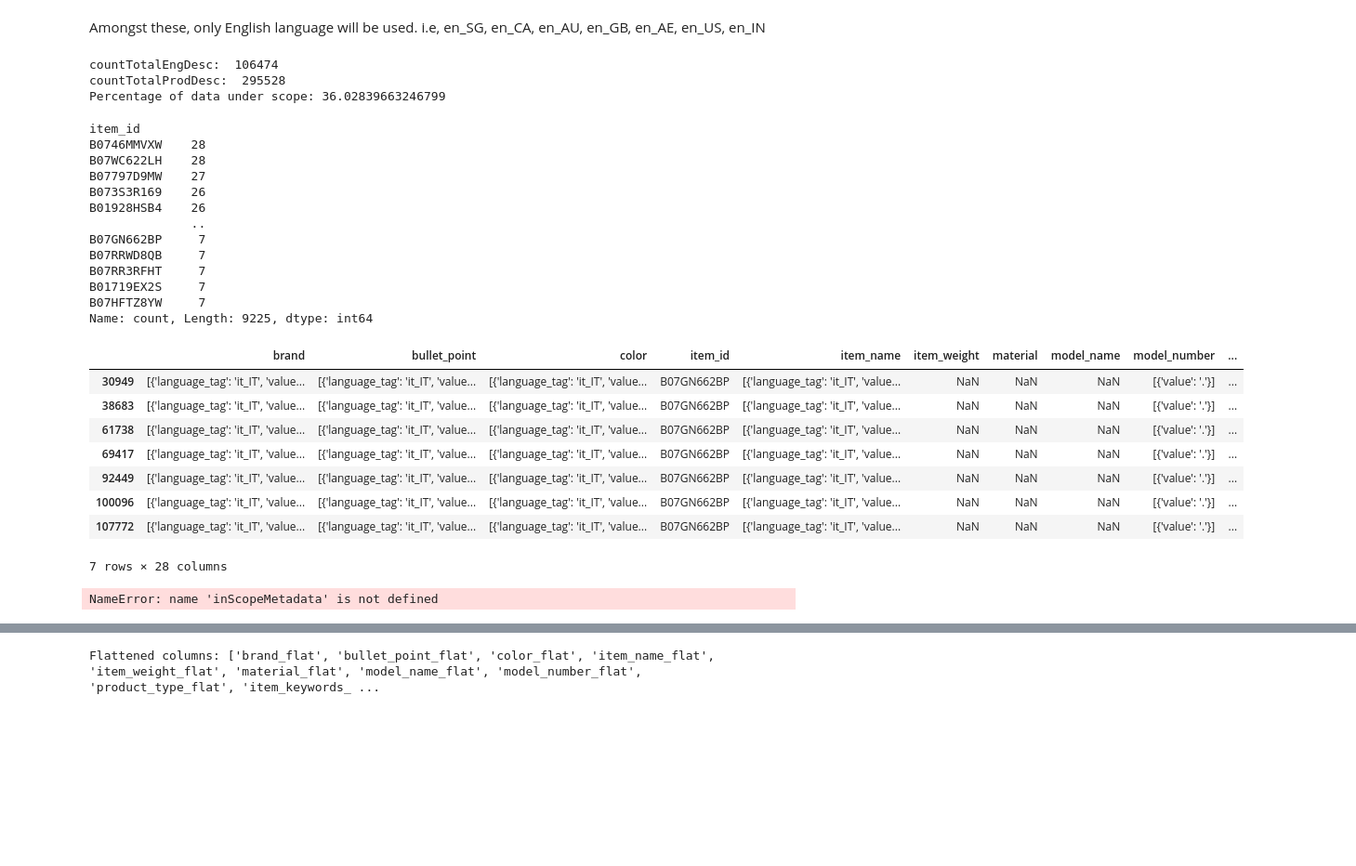
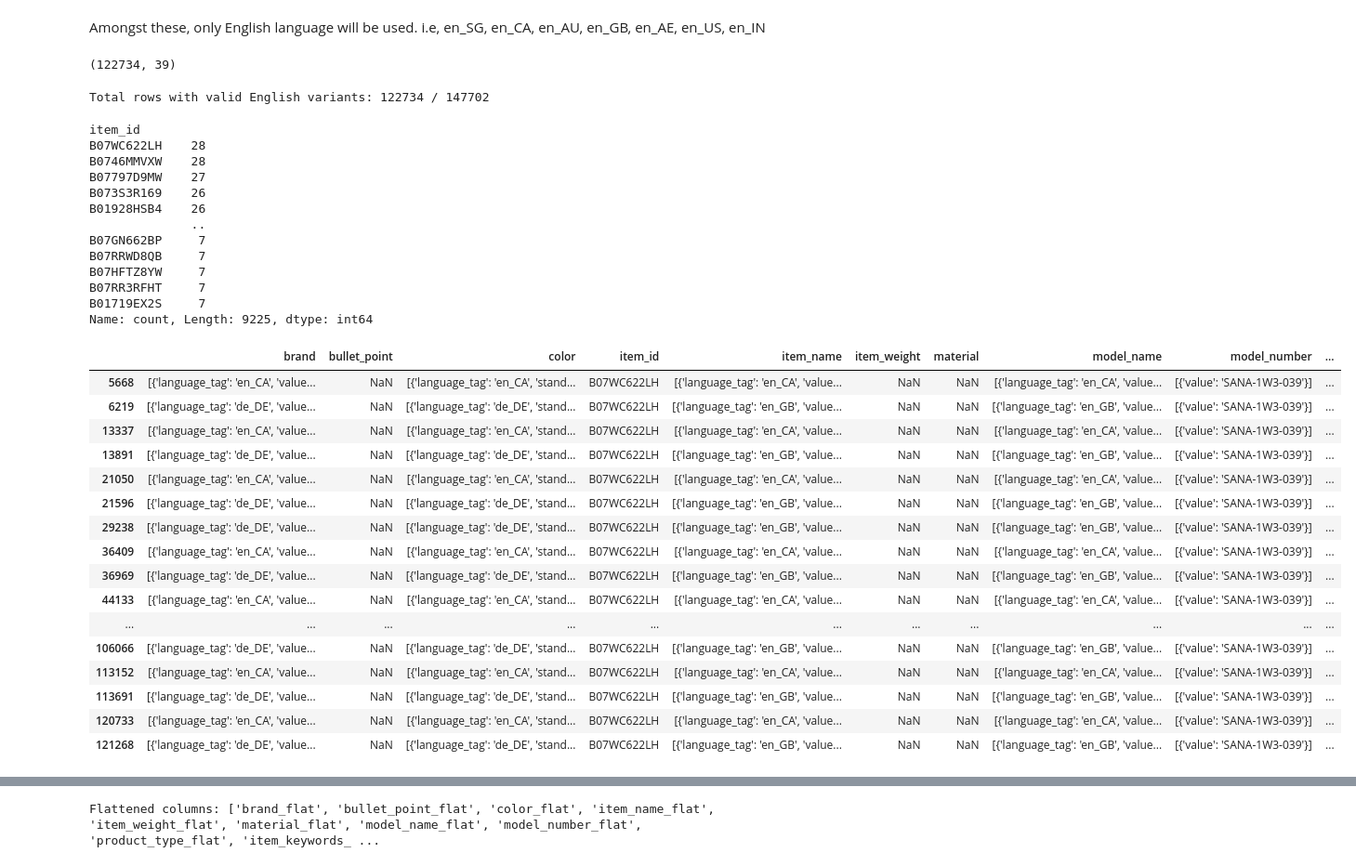
Before and after one commit to umeshrawat/shopAssist, a Jupyter notebook: notebooks/EDA.ipynb, the cells around one changed output, grey strips where cells are left out. Shown at 93% size. Drawn from its saved outputs; the diff is of its cells as text; code cells hidden in the pictures; blank space fills up the shorter version.

```diff
--- a/notebooks/EDA.ipynb
+++ b/notebooks/EDA.ipynb
@@ -164,22 +216,3 @@ en_GB,
 en_AE,
 en_US,
 en_IN
-# %%
-# Analyse the number of languages supported. US-English in scope only.
-countTotalProdDesc = 0
-countTotalEngDesc = 0
-for val in full_metadata['item_name']:
-    for key, value in val[0].items():
-        if(key == 'language_tag'and value in ('en_SG', 'en_CA','en_AU','en_GB','en_AE','en_US','en_IN')):
-            #list_items = list(val[0].items())
-            #print(list_items[1])
-            countTotalEngDesc += 1
-        countTotalProdDesc += 1
-
-print('countTotalEngDesc: ', countTotalEngDesc)
-print('countTotalProdDesc: ', countTotalProdDesc)
-print('Percentage of data under scope:', countTotalEngDesc/countTotalProdDesc * 100)
-# %% [output]
-countTotalEngDesc:  106474
-countTotalProdDesc:  295528
-Percentage of data under scope: 36.02839663246799
@@ -186,16 +236,15 @@ Percentage of data under scope: 36.02839663246799
 # %%
 # Reduce the metadata to in scope languages only
+def has_valid_language(item_name):
+    if isinstance(item_name, list):
+        return any(
+            isinstance(entry, dict) and entry.get('language_tag') in valid_languages
+            for entry in item_name
+        )
+    return False
 
-# Step 1: Store indices of rows that match the language criteria
-matching_indices = []
-
-valid_languages = {'en_SG', 'en_CA','en_AU','en_GB','en_AE','en_US','en_IN'}
-
-for idx, row in full_metadata.iterrows():
-    item_name = row['item_name']
-    if isinstance(item_name, list):
-        if any(d.get('language_tag') in valid_languages for d in item_name if isinstance(d, dict)):
-            matching_indices.append(idx)
-
-# Step 2: Filter all at once using .iloc
-inScopeMetadata = full_metadata.iloc[matching_indices].reset_index(drop=True)
+inScopeMetadata = full_metadata[full_metadata['item_name'].apply(has_valid_language)].reset_index(drop=True)
+# %%
+print(inScopeMetadata.shape)
+# %% [output]
+(122734, 39)
@@ -202,3 +260,7 @@ inScopeMetadata = full_metadata.iloc[matching_indices].reset_index(drop=True)
+# %%
+print(f"Total rows with valid English variants: {len(inScopeMetadata)} / {len(full_metadata)}")
+# %% [output]
+Total rows with valid English variants: 122734 / 147702
 # %%
 #Find duplicate item_id rows
 
@@ -207,30 +269,38 @@ duplicate_counts = duplicate_counts[duplicate_counts > 1]
 print(duplicate_counts)
 # %% [output]
 item_id
+B07WC622LH    28
 B0746MMVXW    28
-B07WC622LH    28
 B07797D9MW    27
 B073S3R169    26
 B01928HSB4    26
               ..
 B07GN662BP     7
 B07RRWD8QB     7
+B07HFTZ8YW     7
 B07RR3RFHT     7
 B01719EX2S     7
-B07HFTZ8YW     7
 Name: count, Length: 9225, dtype: int64
 # %%
-inScopeMetadata.loc[inScopeMetadata['item_id'] == 'B07GN662BP']
+inScopeMetadata.loc[inScopeMetadata['item_id'] == 'B07WC622LH']
 # %% [output]
 |  | brand | bullet_point | color | item_id | item_name | item_weight | material | model_name | model_number | ... |
-| 30949 | [{'language_tag': 'it_IT', 'value... | [{'language_tag': 'it_IT', 'value... | [{'language_tag': 'it_IT', 'value... | B07GN662BP | [{'language_tag': 'it_IT', 'value... | NaN | NaN | NaN | [{'value': '.'}] | ... |
-| 38683 | [{'language_tag': 'it_IT', 'value... | [{'language_tag': 'it_IT', 'value... | [{'language_tag': 'it_IT', 'value... | B07GN662BP | [{'language_tag': 'it_IT', 'value... | NaN | NaN | NaN | [{'value': '.'}] | ... |
-| 61738 | [{'language_tag': 'it_IT', 'value... | [{'language_tag': 'it_IT', 'value... | [{'language_tag': 'it_IT', 'value... | B07GN662BP | [{'language_tag': 'it_IT', 'value... | NaN | NaN | NaN | [{'value': '.'}] | ... |
-| 69417 | [{'language_tag': 'it_IT', 'value... | [{'language_tag': 'it_IT', 'value... | [{'language_tag': 'it_IT', 'value... | B07GN662BP | [{'language_tag': 'it_IT', 'value... | NaN | NaN | NaN | [{'value': '.'}] | ... |
-| 92449 | [{'language_tag': 'it_IT', 'value... | [{'language_tag': 'it_IT', 'value... | [{'language_tag': 'it_IT', 'value... | B07GN662BP | [{'language_tag': 'it_IT', 'value... | NaN | NaN | NaN | [{'value': '.'}] | ... |
-| 100096 | [{'language_tag': 'it_IT', 'value... | [{'language_tag': 'it_IT', 'value... | [{'language_tag': 'it_IT', 'value... | B07GN662BP | [{'language_tag': 'it_IT', 'value... | NaN | NaN | NaN | [{'value': '.'}] | ... |
-| 107772 | [{'language_tag': 'it_IT', 'value... | [{'language_tag': 'it_IT', 'value... | [{'language_tag': 'it_IT', 'value... | B07GN662BP | [{'language_tag': 'it_IT', 'value... | NaN | NaN | NaN | [{'value': '.'}] | ... |
+| 5668 | [{'language_tag': 'en_CA', 'value... | NaN | [{'language_tag': 'en_CA', 'stand... | B07WC622LH | [{'language_tag': 'en_CA', 'value... | NaN | NaN | [{'language_tag': 'en_CA', 'value... | [{'value': 'SANA-1W3-039'}] | ... |
+| 6219 | [{'language_tag': 'de_DE', 'value... | NaN | [{'language_tag': 'de_DE', 'stand... | B07WC622LH | [{'language_tag': 'en_GB', 'value... | NaN | NaN | [{'language_tag': 'en_GB', 'value... | [{'value': 'SANA-1W3-039'}] | ... |
+| 13337 | [{'language_tag': 'en_CA', 'value... | NaN | [{'language_tag': 'en_CA', 'stand... | B07WC622LH | [{'language_tag': 'en_CA', 'value... | NaN | NaN | [{'language_tag': 'en_CA', 'value... | [{'value': 'SANA-1W3-039'}] | ... |
+| 13891 | [{'language_tag': 'de_DE', 'value... | NaN | [{'language_tag': 'de_DE', 'stand... | B07WC622LH | [{'language_tag': 'en_GB', 'value... | NaN | NaN | [{'language_tag': 'en_GB', 'value... | [{'value': 'SANA-1W3-039'}] | ... |
+| 21050 | [{'language_tag': 'en_CA', 'value... | NaN | [{'language_tag': 'en_CA', 'stand... | B07WC622LH | [{'language_tag': 'en_CA', 'value... | NaN | NaN | [{'language_tag': 'en_CA', 'value... | [{'value': 'SANA-1W3-039'}] | ... |
+| 21596 | [{'language_tag': 'de_DE', 'value... | NaN | [{'language_tag': 'de_DE', 'stand... | B07WC622LH | [{'language_tag': 'en_GB', 'value... | NaN | NaN | [{'language_tag': 'en_GB', 'value... | [{'value': 'SANA-1W3-039'}] | ... |
+| 29238 | [{'language_tag': 'de_DE', 'value... | NaN | [{'language_tag': 'de_DE', 'stand... | B07WC622LH | [{'language_tag': 'en_GB', 'value... | NaN | NaN | [{'language_tag': 'en_GB', 'value... | [{'value': 'SANA-1W3-039'}] | ... |
+| 36409 | [{'language_tag': 'en_CA', 'value... | NaN | [{'language_tag': 'en_CA', 'stand... | B07WC622LH | [{'language_tag': 'en_CA', 'value... | NaN | NaN | [{'language_tag': 'en_CA', 'value... | [{'value': 'SANA-1W3-039'}] | ... |
+| 36969 | [{'language_tag': 'de_DE', 'value... | NaN | [{'language_tag': 'de_DE', 'stand... | B07WC622LH | [{'language_tag': 'en_GB', 'value... | NaN | NaN | [{'language_tag': 'en_GB', 'value... | [{'value': 'SANA-1W3-039'}] | ... |
+| 44133 | [{'language_tag': 'en_CA', 'value... | NaN | [{'language_tag': 'en_CA', 'stand... | B07WC622LH | [{'language_tag': 'en_CA', 'value... | NaN | NaN | [{'language_tag': 'en_CA', 'value... | [{'value': 'SANA-1W3-039'}] | ... |
+| ... | ... | ... | ... | ... | ... | ... | ... | ... | ... | ... |
+| 106066 | [{'language_tag': 'de_DE', 'value... | NaN | [{'language_tag': 'de_DE', 'stand... | B07WC622LH | [{'language_tag': 'en_GB', 'value... | NaN | NaN | [{'language_tag': 'en_GB', 'value... | [{'value': 'SANA-1W3-039'}] | ... |
+| 113152 | [{'language_tag': 'en_CA', 'value... | NaN | [{'language_tag': 'en_CA', 'stand... | B07WC622LH | [{'language_tag': 'en_CA', 'value... | NaN | NaN | [{'language_tag': 'en_CA', 'value... | [{'value': 'SANA-1W3-039'}] | ... |
+| 113691 | [{'language_tag': 'de_DE', 'value... | NaN | [{'language_tag': 'de_DE', 'stand... | B07WC622LH | [{'language_tag': 'en_GB', 'value... | NaN | NaN | [{'language_tag': 'en_GB', 'value... | [{'value': 'SANA-1W3-039'}] | ... |
+| 120733 | [{'language_tag': 'en_CA', 'value... | NaN | [{'language_tag': 'en_CA', 'stand... | B07WC622LH | [{'language_tag': 'en_CA', 'value... | NaN | NaN | [{'language_tag': 'en_CA', 'value... | [{'value': 'SANA-1W3-039'}] | ... |
+| 121268 | [{'language_tag': 'de_DE', 'value... | NaN | [{'language_tag': 'de_DE', 'stand... | B07WC622LH | [{'language_tag': 'en_GB', 'value... | NaN | NaN | [{'language_tag': 'en_GB', 'value... | [{'value': 'SANA-1W3-039'}] | ... |
-7 rows × 28 columns
 # %%
 def auto_flatten_json_columns(df, keys_to_try=['value', 'name', 'node_name']):
     """
@@ -259,8 +329,6 @@ def auto_flatten_json_columns(df, keys_to_try=['value', 'name', 'node_name']):
     return df, flattened
 # %%
 print(inScopeMetadata.shape)
-# %% [output]
-NameError: name 'inScopeMetadata' is not defined
 # %%
 inScopeMetadata, flattened_cols = auto_flatten_json_columns(inScopeMetadata)
 print("Flattened columns:", flattened_cols)
```
Also changed, not shown: parts of 21 cells of this notebook.
